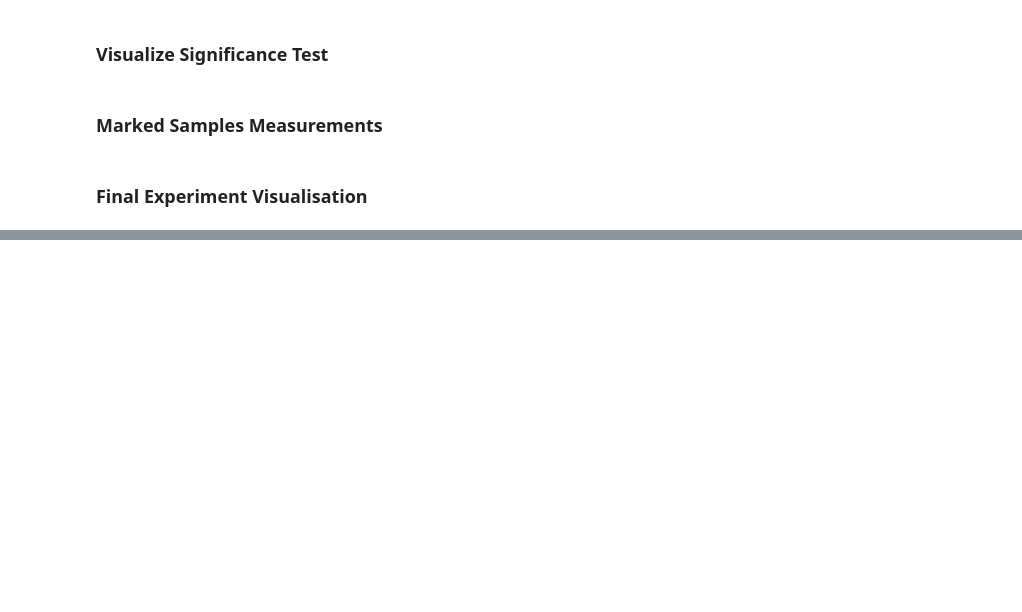
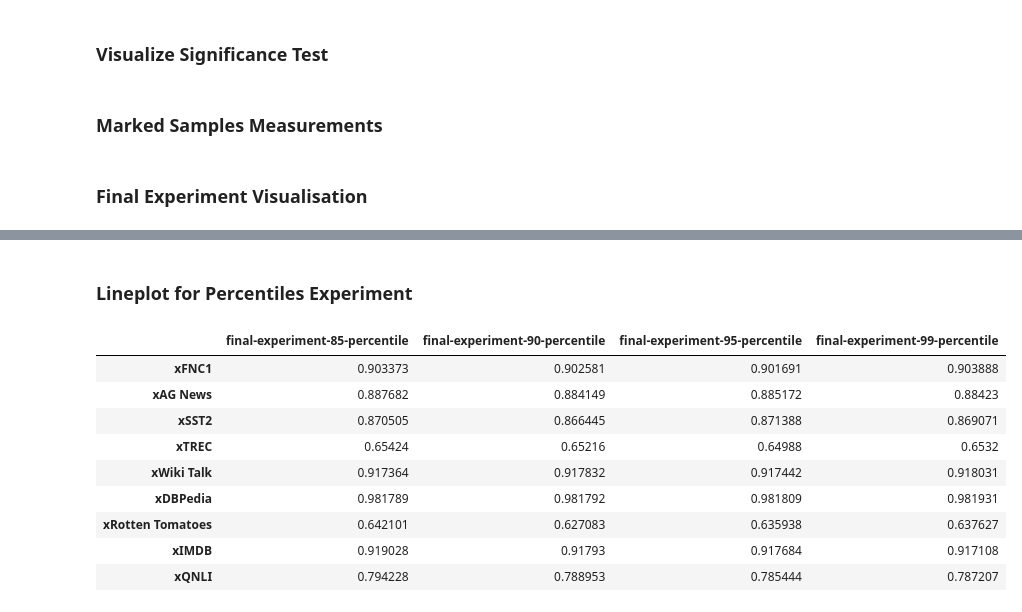
Before and after one commit to jembie/TenseOracle, a Jupyter notebook: ThoroughOracle-Scripts/find_missing_standards.ipynb, the cells around one changed output, grey strips where cells are left out. Saved outputs shown, nothing was run; the diff lists cells and outputs as text; code cells hidden in the pictures; blank space fills up the shorter version.

```diff
--- a/ThoroughOracle-Scripts/find_missing_standards.ipynb
+++ b/ThoroughOracle-Scripts/find_missing_standards.ipynb
@@ -1250,0 +1164,71 @@ baseline()
+# %% [markdown]
+### Lineplot for Percentiles Experiment
+# %%
+def load_asset_data_baseline(ASSET_PATHS: Optional[Path] = Path("cache", "assets", COMET_WORKSPACE)) -> DefaultDict[str, List]:
+    TASK_ASSET_MAP = defaultdict(list)
+    for path in ASSET_PATHS.glob('**/*'):
+        if path.name.endswith("f1s.npy"):
+            task_name = path.parent.parent.name
+            if task_name != COMET_WORKSPACE:
+                data = np.load(path)
+                if data.size == 0:
+                    print(f"{path} is empty")
+                TASK_ASSET_MAP[task_name].append(data)
+
+    return TASK_ASSET_MAP
+
+
+def collect_asset_paths(ASSET_PATHS: Optional[Path] = Path("cache", "assets", COMET_WORKSPACE)) -> DefaultDict[str, List]:
+    TASK_ASSET_MAP = defaultdict(list)
+    for path in ASSET_PATHS.glob('**/*'):
+        if path.name.endswith("_f1s.npy"):
+            task_name = path.parent.parent.name
+            if task_name != COMET_WORKSPACE:
+                TASK_ASSET_MAP[task_name].append(path)
+
+    return TASK_ASSET_MAP
+
+def load_asset_data(workspace_data: DefaultDict[str, List[Path]]) -> Dict[str, pd.DataFrame]:
+    results = {}
+    for task_name, assets in workspace_data.items():
+        collected_dfs = defaultdict(list)
+
+        for asset_path in assets:
+            data = np.load(asset_path)
+            if data.size == 0:
+                print(f"{asset_path} is empty")
+
+            filter_strategy_name = filter_names_clean[asset_path.name.replace("_f1s.npy", "")]
+            collected_dfs[filter_strategy_name].append(data)
+
+
+        df = pd.DataFrame.from_dict(collected_dfs, orient="index")
+        df = df.transpose()
+        results[task_name] = df
+    return results
+
+def transform_into_baseline(data, workspace_name):
+    df = pd.DataFrame.from_dict(data, orient="columns")
+    df_transformed = df.apply(pd.Series.explode).reset_index(drop=True)
+    df_mean = df_transformed.mean(axis=0)
+    result_df = pd.DataFrame({workspace_name : df_mean.values}, index=[df_mean.index])
+    return result_df
+
+def prepare_percentiles_data():
+    workspaces = ["final-experiment-85-percentile","final-experiment-90-percentile", "final-experiment-95-percentile", "final-experiment-99-percentile"]
+    results = [load_asset_data_baseline(ASSET_PATHS=Path("cache", "assets", workspace)) for workspace in workspaces]
+    x = pd.concat([transform_into_baseline(data, workspaces[index]) for index, data in enumerate(results, start=0)], axis=1)
+    return x
+
+prepare_percentiles_data()
+# %% [output]
+|  | final-experiment-85-percentile | final-experiment-90-percentile | final-experiment-95-percentile | final-experiment-99-percentile |
+| xFNC1 | 0.903373 | 0.902581 | 0.901691 | 0.903888 |
+| xAG News | 0.887682 | 0.884149 | 0.885172 | 0.88423 |
+| xSST2 | 0.870505 | 0.866445 | 0.871388 | 0.869071 |
+| xTREC | 0.65424 | 0.65216 | 0.64988 | 0.6532 |
+| xWiki Talk | 0.917364 | 0.917832 | 0.917442 | 0.918031 |
+| xDBPedia | 0.981789 | 0.981792 | 0.981809 | 0.981931 |
+| xRotten Tomatoes | 0.642101 | 0.627083 | 0.635938 | 0.637627 |
+| xIMDB | 0.919028 | 0.91793 | 0.917684 | 0.917108 |
+| xQNLI | 0.794228 | 0.788953 | 0.785444 | 0.787207 |
```
Also changed, not shown: parts of 3 cells of this notebook.
